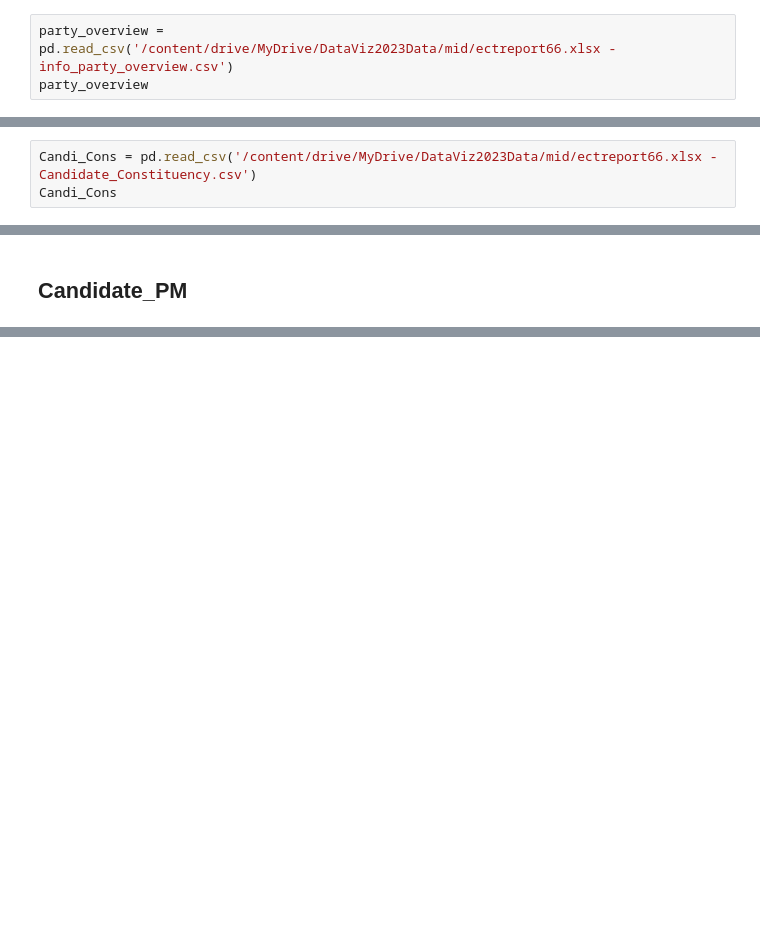
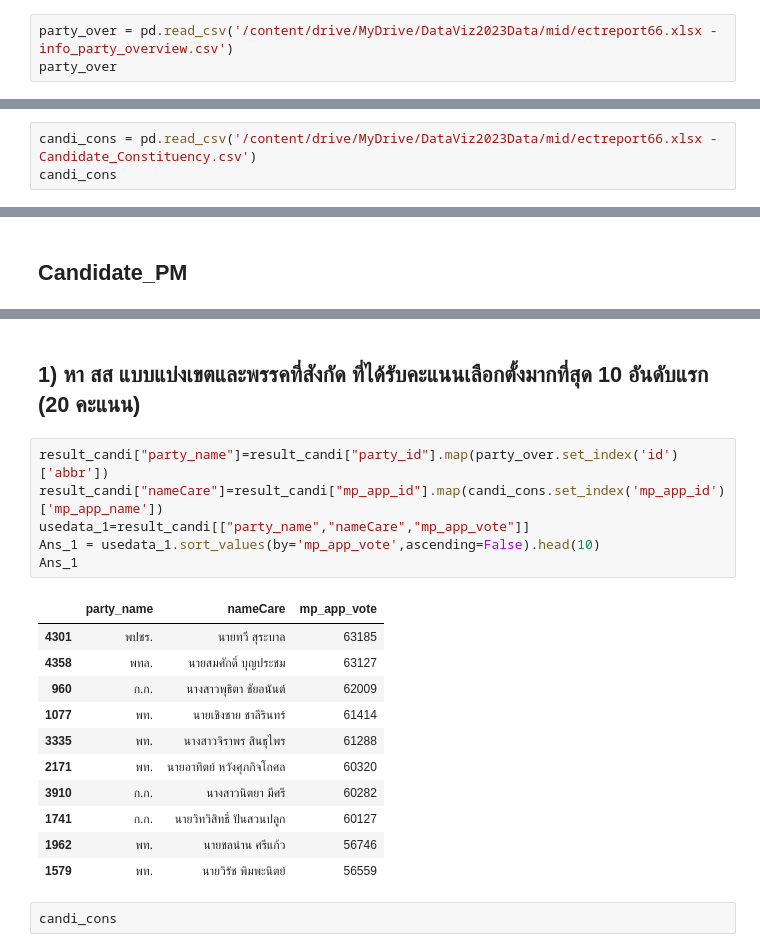
Before and after one commit to Tonry12/python_dataviz2023, a Jupyter notebook: midterm_basicpythonanddataviz2023.ipynb, the cells around one changed output, grey strips where cells are left out. Drawn from its saved outputs; the diff is of its cells as text; blank space fills up the shorter version.

```diff
--- a/midterm_basicpythonanddataviz2023.ipynb
+++ b/midterm_basicpythonanddataviz2023.ipynb
@@ -101,8 +101,8 @@ province
 # %% [markdown]
 ## info_party_overview
 # %%
-party_overview = pd.read_csv('/content/drive/MyDrive/DataViz2023Data/mid/ectreport66.xlsx - info_party_overview.csv')
-party_overview
+party_over = pd.read_csv('/content/drive/MyDrive/DataViz2023Data/mid/ectreport66.xlsx - info_party_overview.csv')
+party_over
 # %% [output]
 |  | id | party_no | name | abbr | color | logo_url |
 | 0 | 701 | 26.0 | ประชาธิปัตย์ | ปชป. | #06aff3 | https://cdn.ectreport.com/images/... |
@@ -141,6 +142,6 @@ constituency
 # %%
-Candi_Cons = pd.read_csv('/content/drive/MyDrive/DataViz2023Data/mid/ectreport66.xlsx - Candidate_Constituency.csv')
-Candi_Cons
+candi_cons = pd.read_csv('/content/drive/MyDrive/DataViz2023Data/mid/ectreport66.xlsx - Candidate_Constituency.csv')
+candi_cons
 # %% [output]
 |  | mp_app_id | mp_app_name | mp_app_no | mp_app_party_id | image_url |
 | 0 | ACR_1_1 | นางสาวปิยะมาศ บัวแก้ว | 1 | 706 | https://cdn.ectreport.com/images/... |
@@ -178,0 +198,22 @@ candi_partylist
+# %% [markdown]
+## 1) หา สส แบบแบ่งเขตและพรรคที่สังกัด ที่ได้รับคะแนนเลือกตั้งมากที่สุด 10 อันดับแรก (20 คะแนน)
+# %%
+result_candi["party_name"]=result_candi["party_id"].map(party_over.set_index('id')['abbr'])
+result_candi["nameCare"]=result_candi["mp_app_id"].map(candi_cons.set_index('mp_app_id')['mp_app_name'])
+usedata_1=result_candi[["party_name","nameCare","mp_app_vote"]]
+Ans_1 = usedata_1.sort_values(by='mp_app_vote',ascending=False).head(10)
+Ans_1
+# %% [output]
+|  | party_name | nameCare | mp_app_vote |
+| 4301 | พปชร. | นายทวี สุระบาล | 63185 |
+| 4358 | พทล. | นายสมศักดิ์ บุญประชม | 63127 |
+| 960 | ก.ก. | นางสาวพุธิตา ชัยอนันต์ | 62009 |
+| 1077 | พท. | นายเชิงชาย ชาลีรินทร์ | 61414 |
+| 3335 | พท. | นางสาวจิราพร สินธุไพร | 61288 |
+| 2171 | พท. | นายอาทิตย์ หวังศุภกิจโกศล | 60320 |
+| 3910 | ก.ก. | นางสาวนิตยา มีศรี | 60282 |
+| 1741 | ก.ก. | นายวิทวิสิทธิ์ ปันสวนปลูก | 60127 |
+| 1962 | พท. | นายชลน่าน ศรีแก้ว | 56746 |
+| 1579 | พท. | นายวิรัช พิมพะนิตย์ | 56559 |
+# %%
+candi_cons
```
Also changed, not shown: parts of 7 cells of this notebook.
